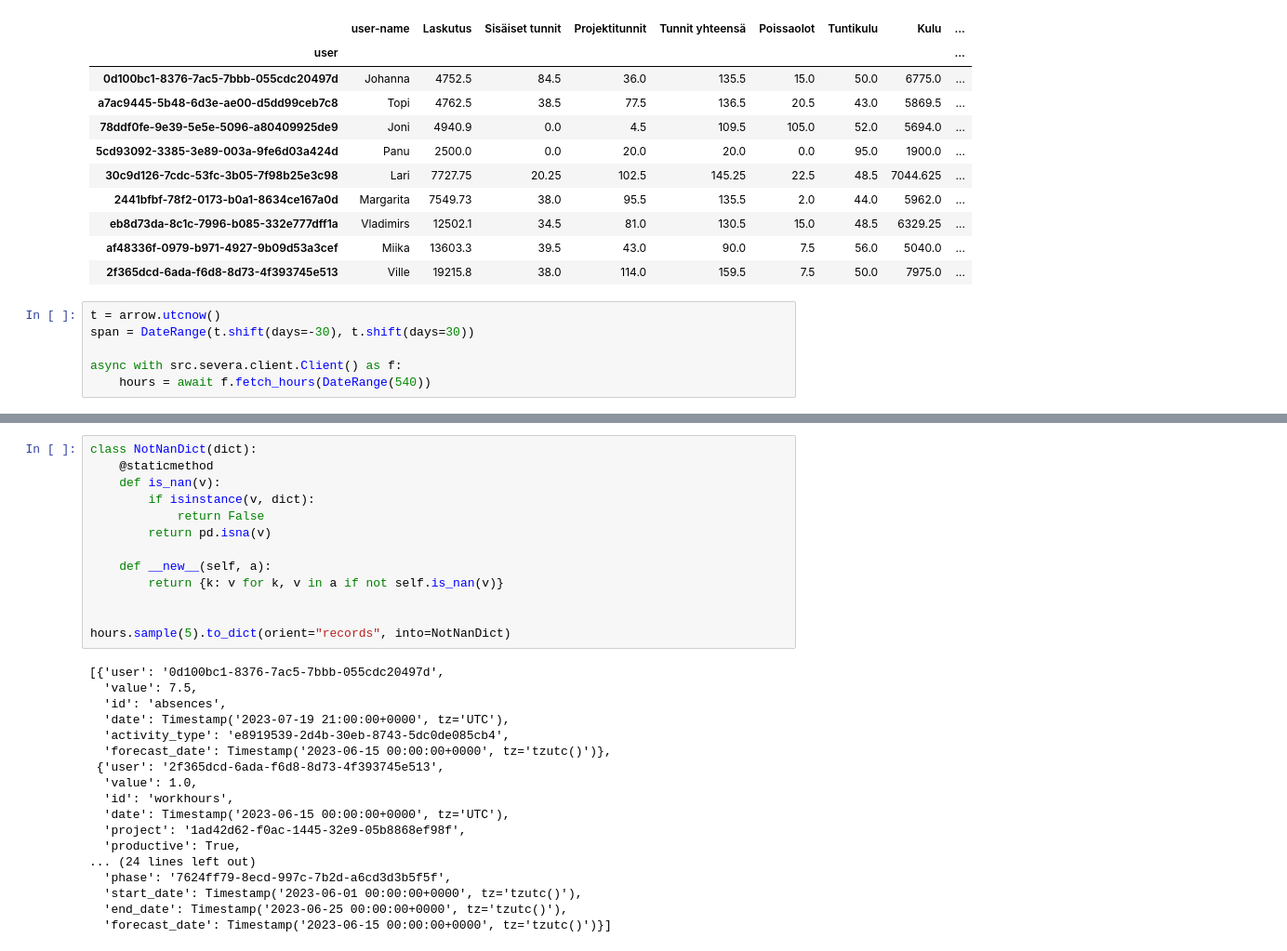
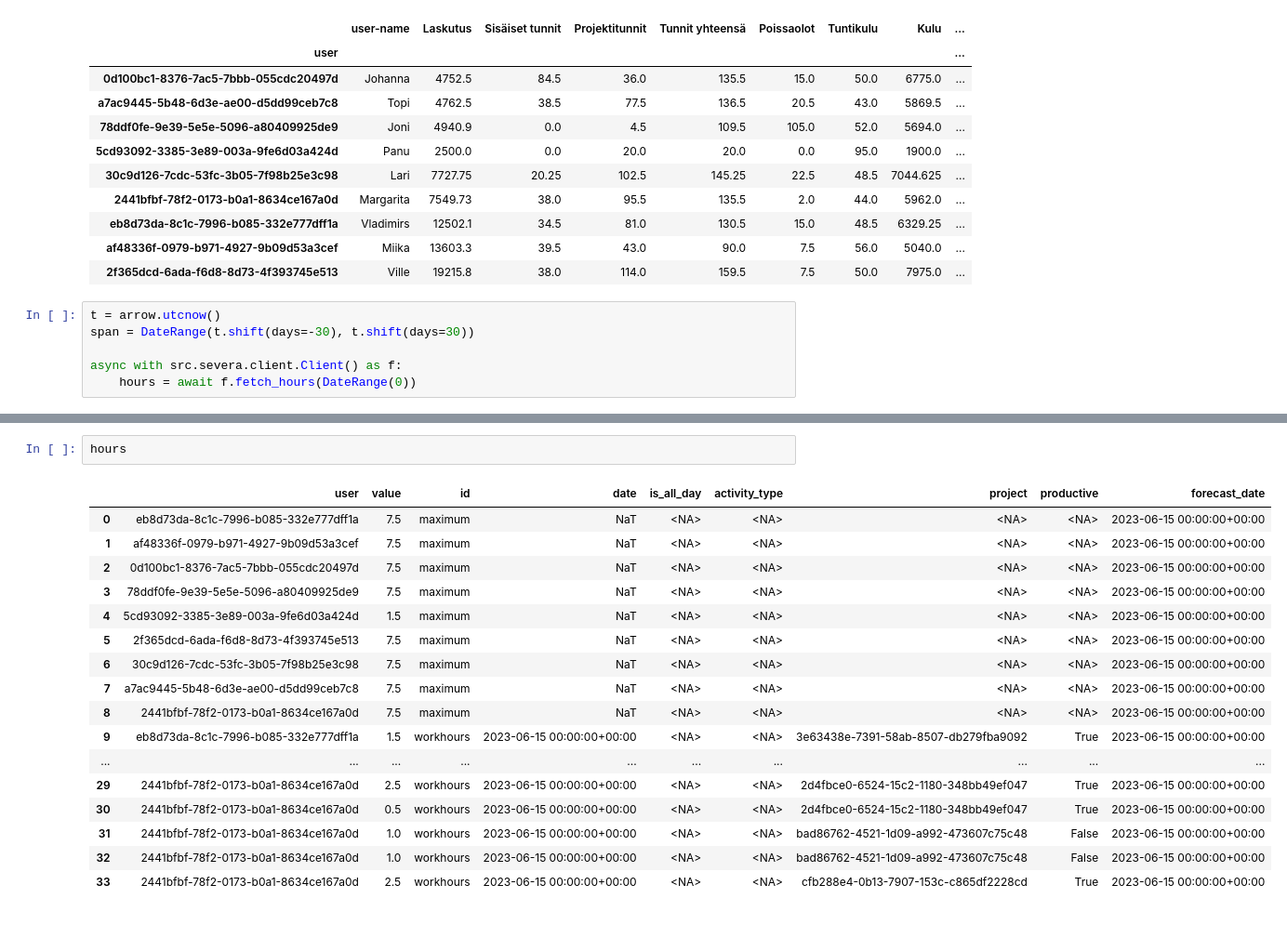
Before and after one commit to vreima/tie-dashboard, a Jupyter notebook: testing-notebook.ipynb, the cells around one changed output, grey strips where cells are left out. Shown at 93% size. Drawn from its saved outputs; the diff is of its cells as text; blank space fills up the shorter version.

Commit message:
Fixed fetching when there's no absences

```diff
--- a/testing-notebook.ipynb
+++ b/testing-notebook.ipynb
@@ -73,5 +73,5 @@ t = arrow.utcnow()
 span = DateRange(t.shift(days=-30), t.shift(days=30))
 
 async with src.severa.client.Client() as f:
-    hours = await f.fetch_hours(DateRange(540))
+    hours = await f.fetch_hours(DateRange(0))
 # %% [output]
@@ -95,31 +89,20 @@ async with src.severa.client.Client() as f:
 # %%
-class NotNanDict(dict):
-    @staticmethod
-    def is_nan(v):
-        if isinstance(v, dict):
-            return False
-        return pd.isna(v)
-
-    def __new__(self, a):
-        return {k: v for k, v in a if not self.is_nan(v)}
-
-
-hours.sample(5).to_dict(orient="records", into=NotNanDict)
+hours
 # %% [output]
-[{'user': '0d100bc1-8376-7ac5-7bbb-055cdc20497d',
-  'value': 7.5,
-  'id': 'absences',
-  'date': Timestamp('2023-07-19 21:00:00+0000', tz='UTC'),
-  'activity_type': 'e8919539-2d4b-30eb-8743-5dc0de085cb4',
-  'forecast_date': Timestamp('2023-06-15 00:00:00+0000', tz='tzutc()')},
- {'user': '2f365dcd-6ada-f6d8-8d73-4f393745e513',
-  'value': 1.0,
-  'id': 'workhours',
-  'date': Timestamp('2023-06-15 00:00:00+0000', tz='UTC'),
-  'project': '1ad42d62-f0ac-1445-32e9-05b8868ef98f',
-  'productive': True,
-... (24 lines left out)
-  'phase': '7624ff79-8ecd-997c-7b2d-a6cd3d3b5f5f',
-  'start_date': Timestamp('2023-06-01 00:00:00+0000', tz='tzutc()'),
-  'end_date': Timestamp('2023-06-25 00:00:00+0000', tz='tzutc()'),
-  'forecast_date': Timestamp('2023-06-15 00:00:00+0000', tz='tzutc()')}]
+|  | user | value | id | date | is_all_day | activity_type | project | productive | forecast_date |
+| 0 | eb8d73da-8c1c-7996-b085-332e777dff1a | 7.5 | maximum | NaT | <NA> | <NA> | <NA> | <NA> | 2023-06-15 00:00:00+00:00 |
+| 1 | af48336f-0979-b971-4927-9b09d53a3cef | 7.5 | maximum | NaT | <NA> | <NA> | <NA> | <NA> | 2023-06-15 00:00:00+00:00 |
+| 2 | 0d100bc1-8376-7ac5-7bbb-055cdc20497d | 7.5 | maximum | NaT | <NA> | <NA> | <NA> | <NA> | 2023-06-15 00:00:00+00:00 |
+| 3 | 78ddf0fe-9e39-5e5e-5096-a80409925de9 | 7.5 | maximum | NaT | <NA> | <NA> | <NA> | <NA> | 2023-06-15 00:00:00+00:00 |
+| 4 | 5cd93092-3385-3e89-003a-9fe6d03a424d | 1.5 | maximum | NaT | <NA> | <NA> | <NA> | <NA> | 2023-06-15 00:00:00+00:00 |
+| 5 | 2f365dcd-6ada-f6d8-8d73-4f393745e513 | 7.5 | maximum | NaT | <NA> | <NA> | <NA> | <NA> | 2023-06-15 00:00:00+00:00 |
+| 6 | 30c9d126-7cdc-53fc-3b05-7f98b25e3c98 | 7.5 | maximum | NaT | <NA> | <NA> | <NA> | <NA> | 2023-06-15 00:00:00+00:00 |
+| 7 | a7ac9445-5b48-6d3e-ae00-d5dd99ceb7c8 | 7.5 | maximum | NaT | <NA> | <NA> | <NA> | <NA> | 2023-06-15 00:00:00+00:00 |
+| 8 | 2441bfbf-78f2-0173-b0a1-8634ce167a0d | 7.5 | maximum | NaT | <NA> | <NA> | <NA> | <NA> | 2023-06-15 00:00:00+00:00 |
+| 9 | eb8d73da-8c1c-7996-b085-332e777dff1a | 1.5 | workhours | 2023-06-15 00:00:00+00:00 | <NA> | <NA> | 3e63438e-7391-58ab-8507-db279fba9092 | True | 2023-06-15 00:00:00+00:00 |
+| ... | ... | ... | ... | ... | ... | ... | ... | ... | ... |
+| 29 | 2441bfbf-78f2-0173-b0a1-8634ce167a0d | 2.5 | workhours | 2023-06-15 00:00:00+00:00 | <NA> | <NA> | 2d4fbce0-6524-15c2-1180-348bb49ef047 | True | 2023-06-15 00:00:00+00:00 |
+| 30 | 2441bfbf-78f2-0173-b0a1-8634ce167a0d | 0.5 | workhours | 2023-06-15 00:00:00+00:00 | <NA> | <NA> | 2d4fbce0-6524-15c2-1180-348bb49ef047 | True | 2023-06-15 00:00:00+00:00 |
+| 31 | 2441bfbf-78f2-0173-b0a1-8634ce167a0d | 1.0 | workhours | 2023-06-15 00:00:00+00:00 | <NA> | <NA> | bad86762-4521-1d09-a992-473607c75c48 | False | 2023-06-15 00:00:00+00:00 |
+| 32 | 2441bfbf-78f2-0173-b0a1-8634ce167a0d | 1.0 | workhours | 2023-06-15 00:00:00+00:00 | <NA> | <NA> | bad86762-4521-1d09-a992-473607c75c48 | False | 2023-06-15 00:00:00+00:00 |
+| 33 | 2441bfbf-78f2-0173-b0a1-8634ce167a0d | 2.5 | workhours | 2023-06-15 00:00:00+00:00 | <NA> | <NA> | cfb288e4-0b13-7907-153c-c865df2228cd | True | 2023-06-15 00:00:00+00:00 |
```
Also changed, not shown: parts of 2 cells of this notebook, 2 other files.
